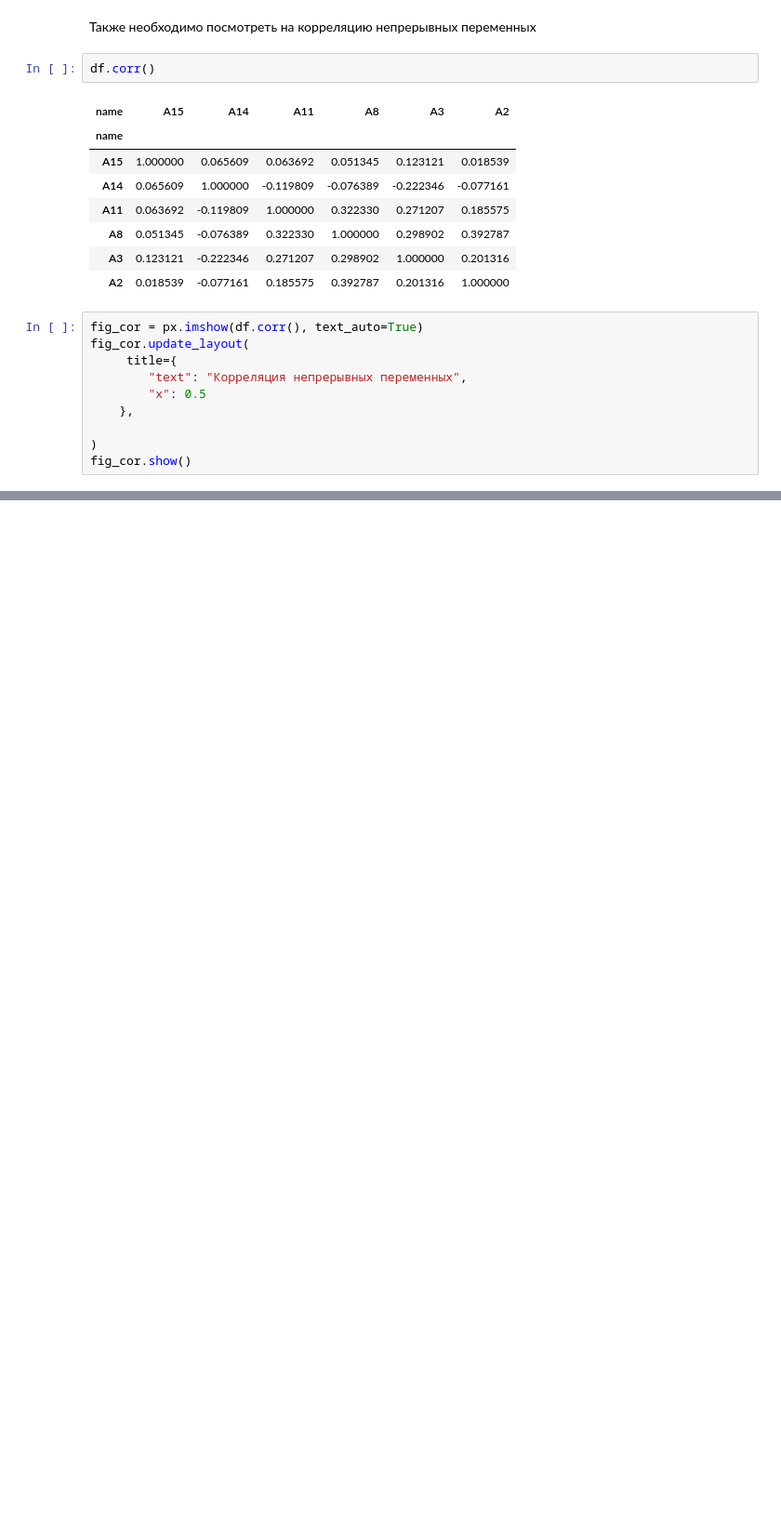
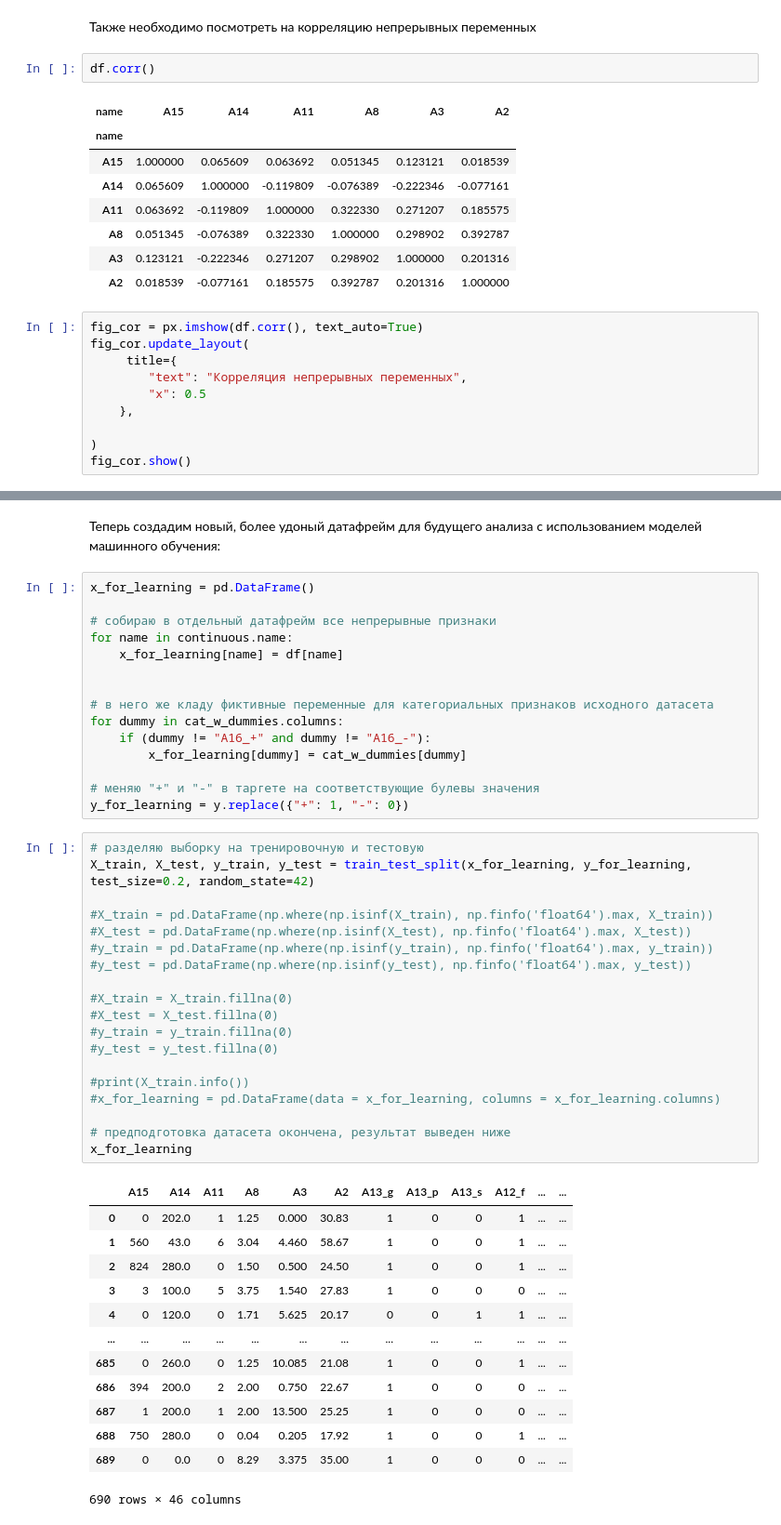
Before and after one commit to aeshef/AlgoTradingLiterature, a Jupyter notebook: ResearchProject.ipynb, the cells around one changed output, grey strips where cells are left out. Shown: that part at 93% size. Cells and saved outputs as stored; diff of their text form; blank space fills up the shorter version.

```diff
--- a/ResearchProject.ipynb
+++ b/ResearchProject.ipynb
@@ -244,0 +410,50 @@ fig_cor.show()
+# %% [markdown]
+Теперь создадим новый, более удоный датафрейм для будущего анализа с использованием моделей машинного обучения:
+# %%
+x_for_learning = pd.DataFrame()
+
+# собираю в отдельный датафрейм все непрерывные признаки
+for name in continuous.name:
+    x_for_learning[name] = df[name]
+
+
+# в него же кладу фиктивные переменные для категориальных признаков исходного датасета
+for dummy in cat_w_dummies.columns:
+    if (dummy != "A16_+" and dummy != "A16_-"):
+        x_for_learning[dummy] = cat_w_dummies[dummy]
+
+# меняю "+" и "-" в таргете на соответствующие булевы значения
+y_for_learning = y.replace({"+": 1, "-": 0})
+# %%
+# разделяю выборку на тренировочную и тестовую
+X_train, X_test, y_train, y_test = train_test_split(x_for_learning, y_for_learning, test_size=0.2, random_state=42)
+
+#X_train = pd.DataFrame(np.where(np.isinf(X_train), np.finfo('float64').max, X_train))
+#X_test = pd.DataFrame(np.where(np.isinf(X_test), np.finfo('float64').max, X_test))
+#y_train = pd.DataFrame(np.where(np.isinf(y_train), np.finfo('float64').max, y_train))
+#y_test = pd.DataFrame(np.where(np.isinf(y_test), np.finfo('float64').max, y_test))
+
+#X_train = X_train.fillna(0)
+#X_test = X_test.fillna(0)
+#y_train = y_train.fillna(0)
+#y_test = y_test.fillna(0)
+
+#print(X_train.info())
+#x_for_learning = pd.DataFrame(data = x_for_learning, columns = x_for_learning.columns)
+
+# предподготовка датасета окончена, результат выведен ниже
+x_for_learning
+# %% [output]
+|  | A15 | A14 | A11 | A8 | A3 | A2 | A13_g | A13_p | A13_s | A12_f | ... | ... |
+| 0 | 0 | 202.0 | 1 | 1.25 | 0.000 | 30.83 | 1 | 0 | 0 | 1 | ... | ... |
+| 1 | 560 | 43.0 | 6 | 3.04 | 4.460 | 58.67 | 1 | 0 | 0 | 1 | ... | ... |
+| 2 | 824 | 280.0 | 0 | 1.50 | 0.500 | 24.50 | 1 | 0 | 0 | 1 | ... | ... |
+| 3 | 3 | 100.0 | 5 | 3.75 | 1.540 | 27.83 | 1 | 0 | 0 | 0 | ... | ... |
+| 4 | 0 | 120.0 | 0 | 1.71 | 5.625 | 20.17 | 0 | 0 | 1 | 1 | ... | ... |
+| ... | ... | ... | ... | ... | ... | ... | ... | ... | ... | ... | ... | ... |
+| 685 | 0 | 260.0 | 0 | 1.25 | 10.085 | 21.08 | 1 | 0 | 0 | 1 | ... | ... |
+| 686 | 394 | 200.0 | 2 | 2.00 | 0.750 | 22.67 | 1 | 0 | 0 | 0 | ... | ... |
+| 687 | 1 | 200.0 | 1 | 2.00 | 13.500 | 25.25 | 1 | 0 | 0 | 0 | ... | ... |
+| 688 | 750 | 280.0 | 0 | 0.04 | 0.205 | 17.92 | 1 | 0 | 0 | 1 | ... | ... |
+| 689 | 0 | 0.0 | 0 | 8.29 | 3.375 | 35.00 | 1 | 0 | 0 | 0 | ... | ... |
+690 rows × 46 columns
```
Also changed, not shown: parts of 22 cells of this notebook.
